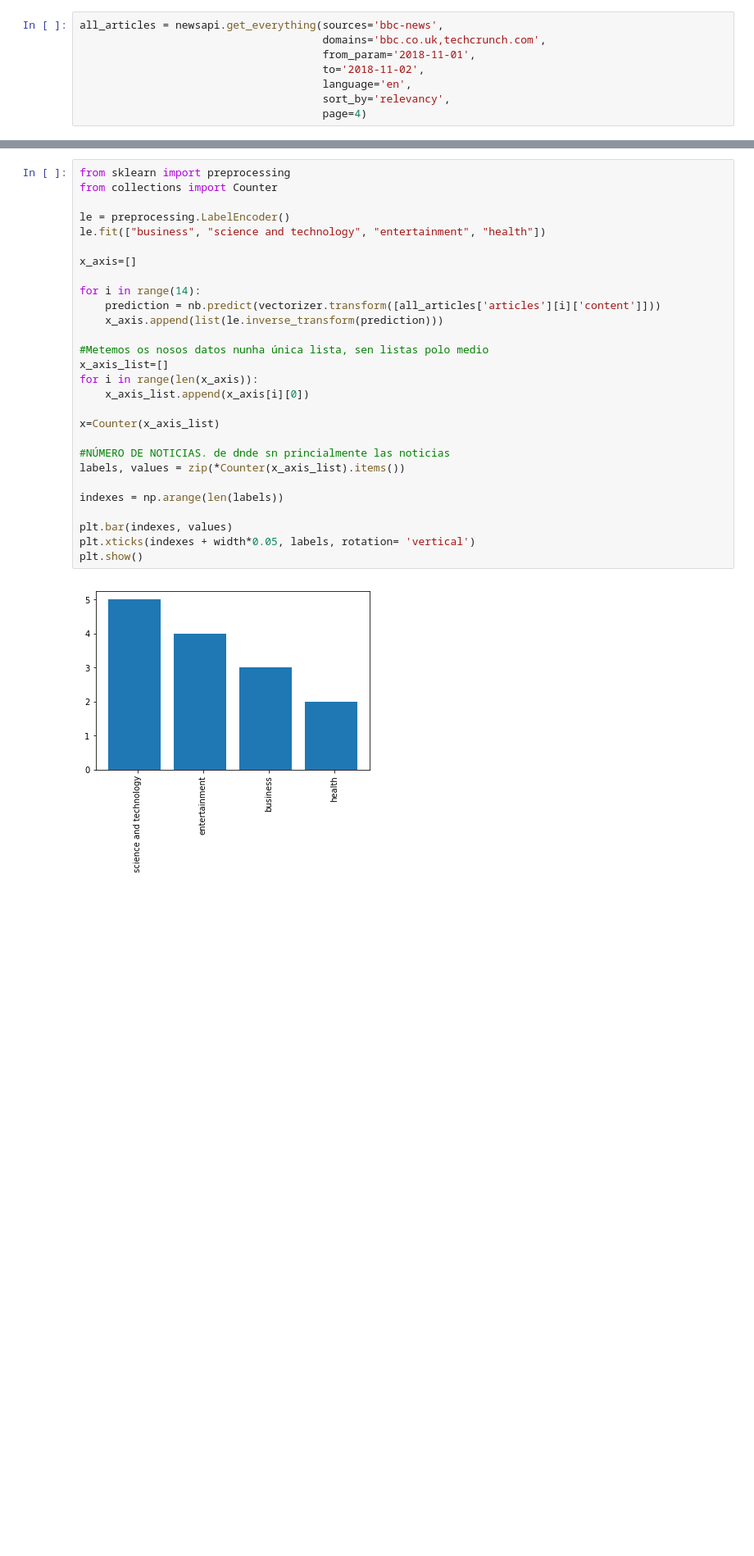
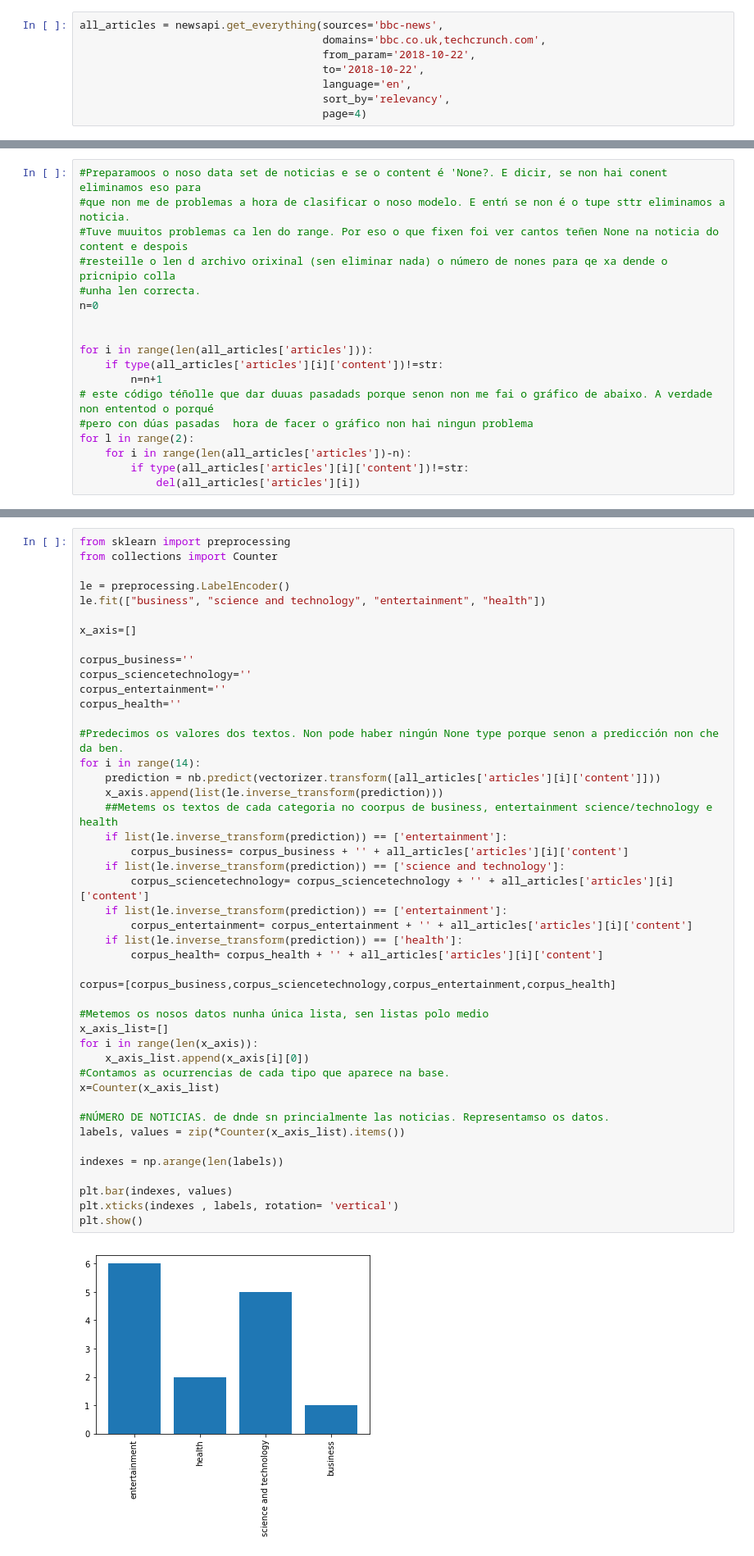
Before and after one commit to paquinho89/Daily-News-Classifier_TFM, a Jupyter notebook: Untitled2.ipynb, the cells around one changed output, grey strips where cells are left out. Shown at 82% size. Drawn from its saved outputs; the diff is of its cells as text; blank space fills up the shorter version.

```diff
--- a/Untitled2.ipynb
+++ b/Untitled2.ipynb
@@ -91,8 +104,8 @@ newsapi = NewsApiClient(api_key='9fe0d6dd387c40bc8cb5fdec346f0bda')
 # %%
 all_articles = newsapi.get_everything(sources='bbc-news',
                                       domains='bbc.co.uk,techcrunch.com',
-                                      from_param='2018-11-01',
-                                      to='2018-11-02',
+                                      from_param='2018-10-22',
+                                      to='2018-10-22',
                                       language='en',
                                       sort_by='relevancy',
                                       page=4)
@@ -132,0 +112,18 @@ with suppress(Exception):
+# %%
+#Preparamoos o noso data set de noticias e se o content é 'None?. E dicir, se non hai conent eliminamos eso para
+#que non me de problemas a hora de clasificar o noso modelo. E entń se non é o tupe sttr eliminamos a noticia.
+#Tuve muuitos problemas ca len do range. Por eso o que fixen foi ver cantos teñen None na noticia do content e despois
+#resteille o len d archivo orixinal (sen eliminar nada) o número de nones para qe xa dende o pricnipio colla
+#unha len correcta.
+n=0
+
+
+for i in range(len(all_articles['articles'])):
+    if type(all_articles['articles'][i]['content'])!=str:
+        n=n+1
+# este código téñolle que dar duuas pasadads porque senon non me fai o gráfico de abaixo. A verdade non ententod o porqué
+#pero con dúas pasadas  hora de facer o gráfico non hai ningun problema
+for l in range(2):
+    for i in range(len(all_articles['articles'])-n):
+        if type(all_articles['articles'][i]['content'])!=str:
+            del(all_articles['articles'][i])
@@ -133,30 +138,47 @@ with suppress(Exception):
 # %%
 from sklearn import preprocessing
 from collections import Counter
 
 le = preprocessing.LabelEncoder()
 le.fit(["business", "science and technology", "entertainment", "health"])
 
 x_axis=[]
 
+corpus_business=''
+corpus_sciencetechnology=''
+corpus_entertainment=''
+corpus_health=''
+
+#Predecimos os valores dos textos. Non pode haber ningún None type porque senon a predicción non che da ben.
 for i in range(14):
     prediction = nb.predict(vectorizer.transform([all_articles['articles'][i]['content']]))
     x_axis.append(list(le.inverse_transform(prediction)))
+    ##Metems os textos de cada categoria no coorpus de business, entertainment science/technology e health
+    if list(le.inverse_transform(prediction)) == ['entertainment']:
+        corpus_business= corpus_business + '' + all_articles['articles'][i]['content']
+    if list(le.inverse_transform(prediction)) == ['science and technology']:
+        corpus_sciencetechnology= corpus_sciencetechnology + '' + all_articles['articles'][i]['content']
+    if list(le.inverse_transform(prediction)) == ['entertainment']:
+        corpus_entertainment= corpus_entertainment + '' + all_articles['articles'][i]['content']
+    if list(le.inverse_transform(prediction)) == ['health']:
+        corpus_health= corpus_health + '' + all_articles['articles'][i]['content']
+
+corpus=[corpus_business,corpus_sciencetechnology,corpus_entertainment,corpus_health]
 
 #Metemos os nosos datos nunha única lista, sen listas polo medio
 x_axis_list=[]
 for i in range(len(x_axis)):
     x_axis_list.append(x_axis[i][0])
-
+#Contamos as ocurrencias de cada tipo que aparece na base.
 x=Counter(x_axis_list)
 
-#NÚMERO DE NOTICIAS. de dnde sn princialmente las noticias
+#NÚMERO DE NOTICIAS. de dnde sn princialmente las noticias. Representamso os datos.
 labels, values = zip(*Counter(x_axis_list).items())
 
 indexes = np.arange(len(labels))
 
 plt.bar(indexes, values)
-plt.xticks(indexes + width*0.05, labels, rotation= 'vertical')
+plt.xticks(indexes , labels, rotation= 'vertical')
 plt.show()
 # %% [output]
-[figure, old version]
+[figure, new version]
```
Also changed, not shown: parts of 25 cells of this notebook, 2 other files.
